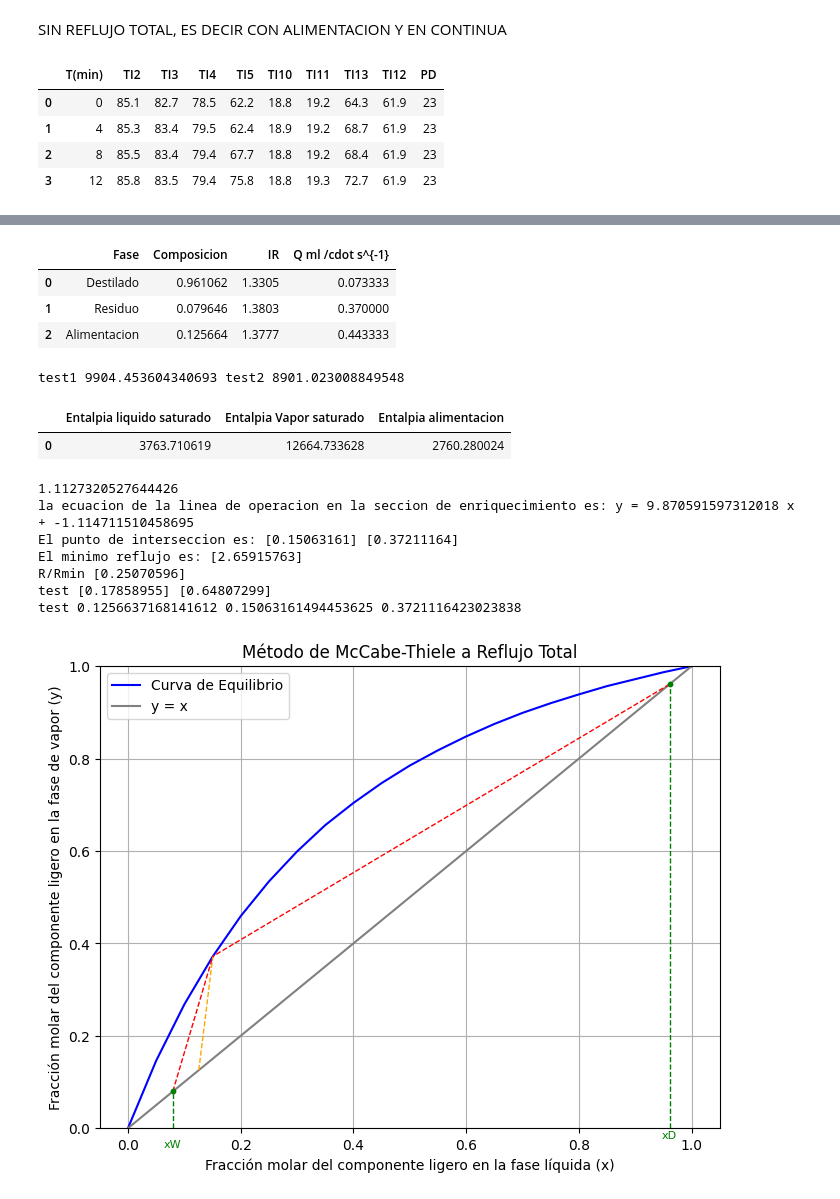
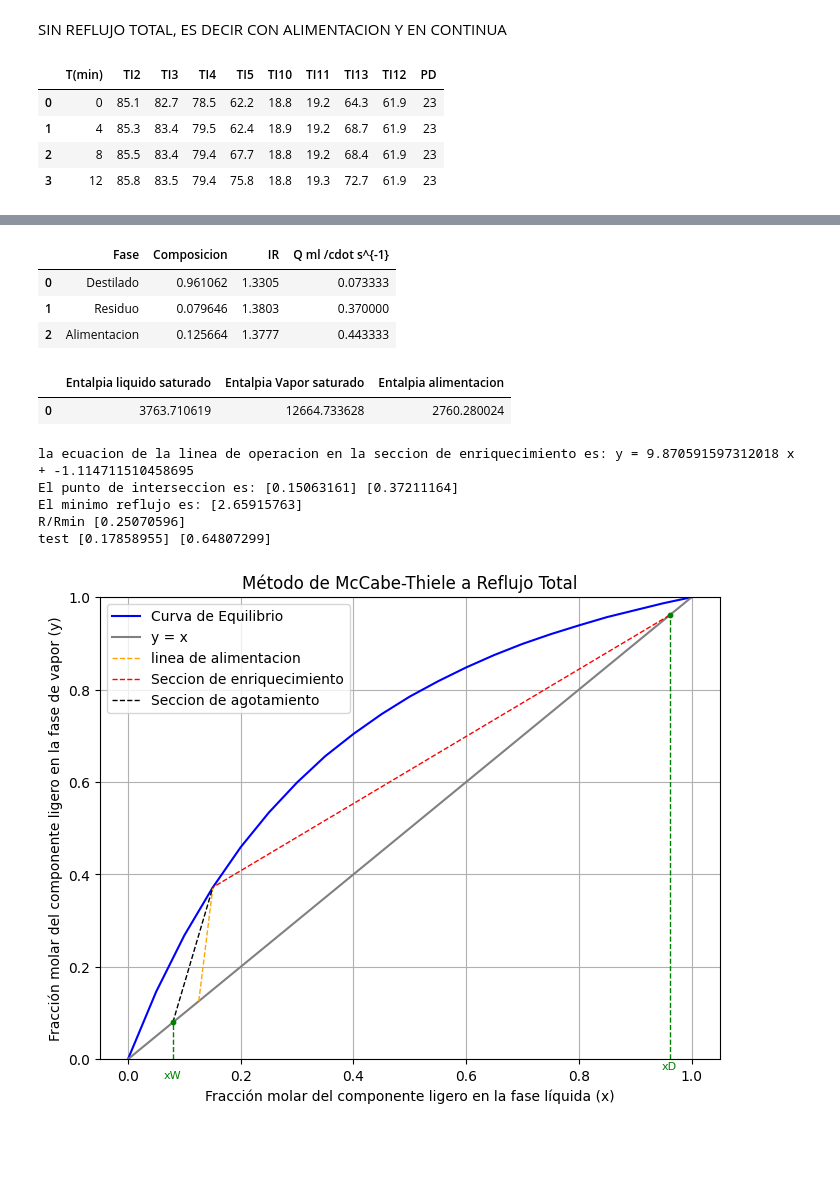
Before and after one commit to ChristianPh404/exp2, a Jupyter notebook: pract16.ipynb, the cells around one changed output, grey strips where cells are left out. Cells and saved outputs as stored; diff of their text form; code cells hidden in the pictures; blank space fills up the shorter version.

```diff
--- a/pract16.ipynb
+++ b/pract16.ipynb
@@ -269,7 +269,7 @@ hv = [14033.1, 13406.7, 12887.7, 12453.3, 12086.3, 11773.4, 11504.7, 11272.2, 11
 Hvf = np.interp(yF, y1, hv)
 Hlf = np.interp(xF, x1, hl)
 q = (Hvf-Hf)/(Hvf-Hlf)
-print('test1', test1, 'test2', test2)
+
 tabla_entalpia = {
     'Entalpia liquido saturado': [Hlf],
     'Entalpia Vapor saturado': [Hvf],
@@ -278,7 +278,7 @@ tabla_entalpia = {
 display(pd.DataFrame(tabla_entalpia))
 qline = q / (q - 1)
 b= xF-qline*xF
-print(q)
+
 #ecuacion LOSE
 print('la ecuacion de la linea de operacion en la seccion de enriquecimiento es: y =', qline, 'x +', b)
 def qinterc(x):
@@ -294,16 +294,13 @@ Rmin = Plose_min/(1-Plose_min)
 R_RMIN = R/Rmin
 print('El minimo reflujo es:', Rmin)
 print('R/Rmin', R_RMIN)
-mr= R/(R+1)
-br= xD-mr*xD
-def rlose(x):
-    ylos = mr * x + br
+def ylost(x):
+    ylost=(R/(R+1))*x+((1/(R+1)))*xD
     yinterc = qline * x + b
-    return yinterc-ylos
-xlos_test = fsolve(rlose, xlose)
-ylose_test = qline * xlos_test + b
-print('test', xlos_test, ylose_test)
-
+    return yinterc-ylost
+xlost_test = fsolve(ylost, xlose)
+ylost=(R/(R+1))*xlost_test +((1/(R+1)))*xD
+print('test', xlost_test, ylost)
 # Graficar el diagrama de McCabe-Thiele
 plt.figure(figsize=(8, 6))
 plt.plot(x1, y1, label='Curva de Equilibrio', color='blue')
@@ -316,42 +313,38 @@ ylose = ylose[0]  # Ensure ylose is a scalar
 
 plt.scatter([xD, xW], [xD, xW], color='green', zorder=5, s=10)
 
 # Líneas discontinuas desde el eje x hasta los puntos
 plt.plot([xD, xD], [0, xD], color='green', linestyle='--', linewidth=1)
 plt.plot([xW, xW], [0, xW], color='green', linestyle='--', linewidth=1)
 plt.text(xD, -0.005, 'xD', color='green', fontsize=8, verticalalignment='top', horizontalalignment='center')
 plt.text(xW, -0.025, 'xW', color='green', fontsize=8, verticalalignment='top', horizontalalignment='center')
 plt.plot([xF, xlose], [xF, ylose], color='orange', linestyle='--', linewidth=1, label='linea de alimentacion')
 plt.plot([xD, xlose], [xD, ylose], color='r', linestyle='--', linewidth=1, label='Seccion de enriquecimiento')
 plt.plot([xW, xlose], [xW, ylose], color='black', linestyle='--', linewidth=1, label='Seccion de agotamiento')
-print('test', xF, xlose, ylose)
 
 plt.ylim(0, 1)
 plt.xlabel('Fracción molar del componente ligero en la fase líquida (x)')
 plt.ylabel('Fracción molar del componente ligero en la fase de vapor (y)')
 plt.title(f'Método de McCabe-Thiele a Reflujo Total')
 plt.legend()
 plt.grid(True)
 plt.show()
 # %% [output]
 |  | T(min) | TI2 | TI3 | TI4 | TI5 | TI10 | TI11 | TI13 | TI12 | PD |
 | 0 | 0 | 85.1 | 82.7 | 78.5 | 62.2 | 18.8 | 19.2 | 64.3 | 61.9 | 23 |
 | 1 | 4 | 85.3 | 83.4 | 79.5 | 62.4 | 18.9 | 19.2 | 68.7 | 61.9 | 23 |
 | 2 | 8 | 85.5 | 83.4 | 79.4 | 67.7 | 18.8 | 19.2 | 68.4 | 61.9 | 23 |
 | 3 | 12 | 85.8 | 83.5 | 79.4 | 75.8 | 18.8 | 19.3 | 72.7 | 61.9 | 23 |
 [figure]
 |  | Fase | Composicion | IR | Q ml /cdot s^{-1} |
 | 0 | Destilado | 0.961062 | 1.3305 | 0.073333 |
 | 1 | Residuo | 0.079646 | 1.3803 | 0.370000 |
 | 2 | Alimentacion | 0.125664 | 1.3777 | 0.443333 |
+|  | Entalpia liquido saturado | Entalpia Vapor saturado | Entalpia alimentacion |
+| 0 | 3763.710619 | 12664.733628 | 2760.280024 |
-test1 9904.453604340693 test2 8901.023008849548
+la ecuacion de la linea de operacion en la seccion de enriquecimiento es: y = 9.870591597312018 x + -1.114711510458695
+El punto de interseccion es: [0.15063161] [0.37211164]
+El minimo reflujo es: [2.65915763]
+R/Rmin [0.25070596]
+test [0.17858955] [0.64807299]
-|  | Entalpia liquido saturado | Entalpia Vapor saturado | Entalpia alimentacion |
-| 0 | 3763.710619 | 12664.733628 | 2760.280024 |
-1.1127320527644426
-la ecuacion de la linea de operacion en la seccion de enriquecimiento es: y = 9.870591597312018 x + -1.114711510458695
-El punto de interseccion es: [0.15063161] [0.37211164]
-El minimo reflujo es: [2.65915763]
-R/Rmin [0.25070596]
-test [0.17858955] [0.64807299]
-test 0.1256637168141612 0.15063161494453625 0.3721116423023838
-[figure, old version]
+[figure, new version]
```
Also changed, not shown: parts of 1 cell of this notebook.
